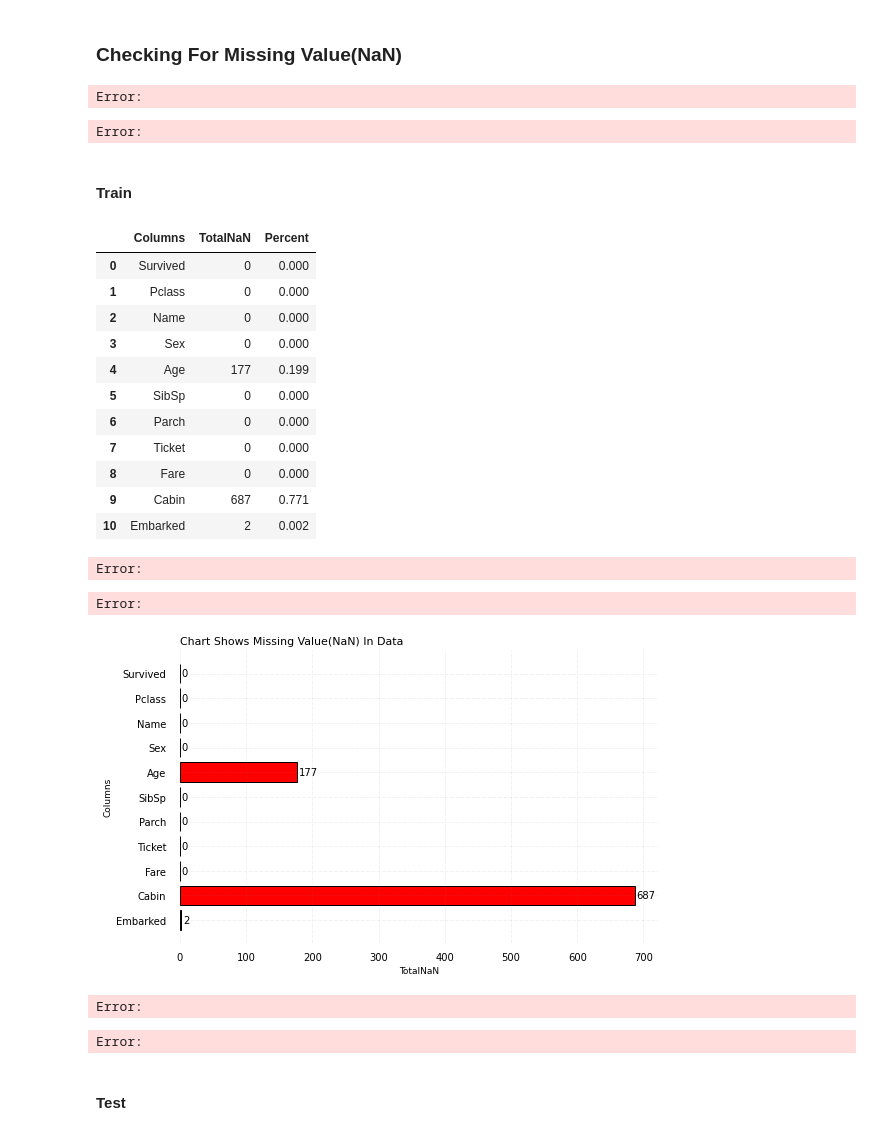
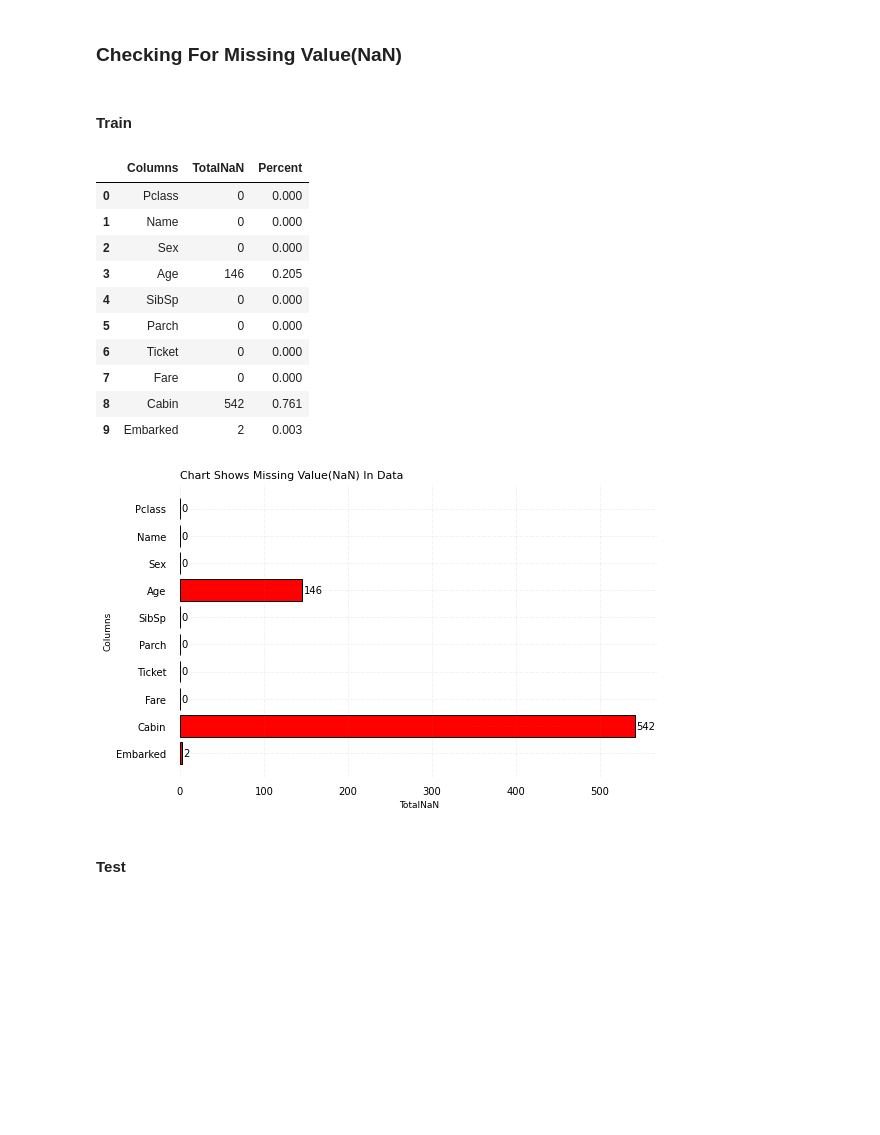
Before and after one commit to denis-spe/Titanic, a Jupyter notebook: Py/py_v1.ipynb, the cells around one changed output. Saved outputs shown, nothing was run; the diff lists cells and outputs as text; code cells hidden in the pictures; blank space fills up the shorter version.

Commit message:
modified missing plot and dataframe

```diff
--- a/Py/py_v1.ipynb
+++ b/Py/py_v1.ipynb
@@ -396,35 +363,35 @@ def plot_missing_values(data: pd.DataFrame, width: int = 8, height: int = 5) ->
 
     ax.set_xlabel("TotalNaN", size=9)
     ax.set_ylabel("Columns" , size=9)
+
+def analyize_miss(data: pd.DataFrame, **kwargs) -> None:
+    """
+    Check missing values or NaN in
+    the data and then plot Missing values in data
+    Args:
+        data (pd.DataFrame): To check if there is missing values
+    Return:
+        None
+    """
+    plot_missing_values(data, **kwargs)
+    return check_nan(data)
-# %% [output]
-Error:
-Error:
 # %% [markdown]
 #### **Train**
 # %%
 # Check missing values in train data
-check_nan(train_df)
+analyize_miss(train_X)
 # %% [output]
 |  | Columns | TotalNaN | Percent |
-| 0 | Survived | 0 | 0.000 |
-| 1 | Pclass | 0 | 0.000 |
-| 2 | Name | 0 | 0.000 |
-| 3 | Sex | 0 | 0.000 |
-| 4 | Age | 177 | 0.199 |
-| 5 | SibSp | 0 | 0.000 |
-| 6 | Parch | 0 | 0.000 |
-| 7 | Ticket | 0 | 0.000 |
-| 8 | Fare | 0 | 0.000 |
-| 9 | Cabin | 687 | 0.771 |
-| 10 | Embarked | 2 | 0.002 |
+| 0 | Pclass | 0 | 0.000 |
+| 1 | Name | 0 | 0.000 |
+| 2 | Sex | 0 | 0.000 |
+| 3 | Age | 146 | 0.205 |
+| 4 | SibSp | 0 | 0.000 |
+| 5 | Parch | 0 | 0.000 |
+| 6 | Ticket | 0 | 0.000 |
+| 7 | Fare | 0 | 0.000 |
+| 8 | Cabin | 542 | 0.761 |
+| 9 | Embarked | 2 | 0.003 |
-Error:
-Error:
+[figure, added]
-# %%
-# Plot missing values in the data
-plot_missing_values(train_df)
-# %% [output]
-[figure, removed]
-Error:
-Error:
 # %% [markdown]
 #### **Test**
```
Also changed, not shown: parts of 17 cells of this notebook, 1 other file.
